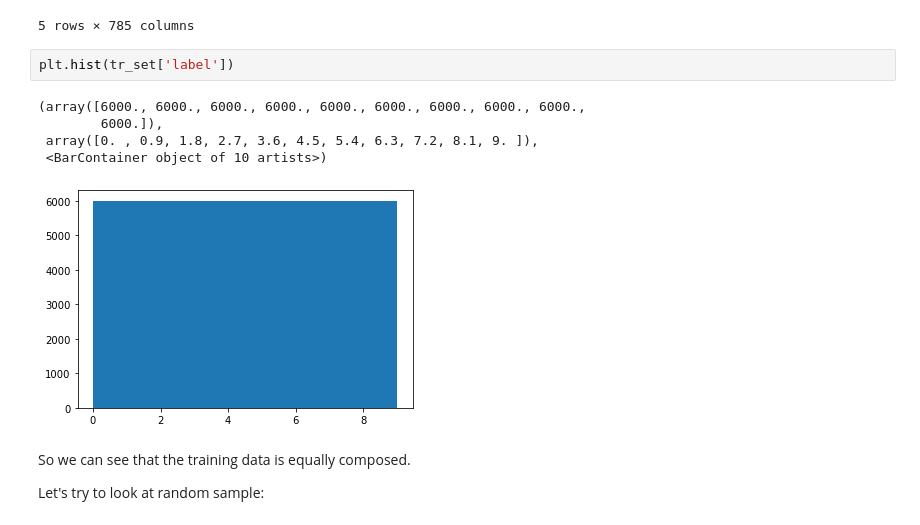
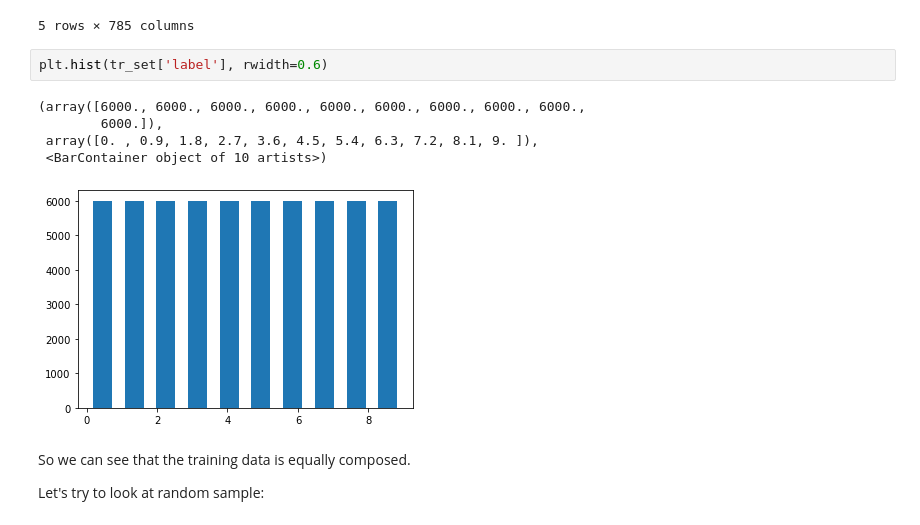
Before and after one commit to Eryk07/ClothesClassification, a Jupyter notebook: ClothesClassification.ipynb, the cells around one changed output. Saved outputs shown, nothing was run; the diff lists cells and outputs as text.

```diff
--- a/ClothesClassification.ipynb
+++ b/ClothesClassification.ipynb
@@ -46,13 +46,13 @@ tr_set.head()
 | 4 | 3 | 0 | 0 | 0 | 0 | 0 | 0 | 0 | 0 | 0 | ... | ... |
 5 rows × 785 columns
 # %%
-plt.hist(tr_set['label'])
+plt.hist(tr_set['label'], rwidth=0.6)
 # %% [output]
 (array([6000., 6000., 6000., 6000., 6000., 6000., 6000., 6000., 6000.,
         6000.]),
  array([0. , 0.9, 1.8, 2.7, 3.6, 4.5, 5.4, 6.3, 7.2, 8.1, 9. ]),
  <BarContainer object of 10 artists>)
-[figure, old version]
+[figure, new version]
 # %% [markdown]
 So we can see that the training data is equally composed.
 
```
Also changed, not shown: parts of 9 cells of this notebook.
